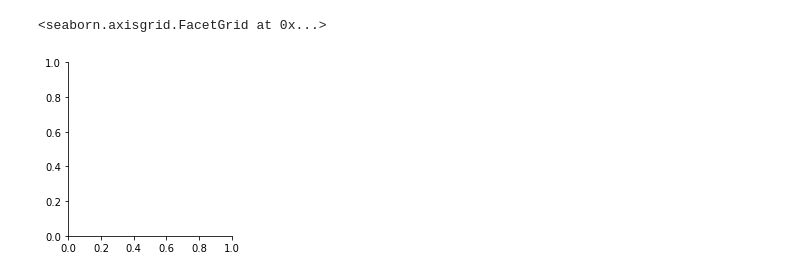
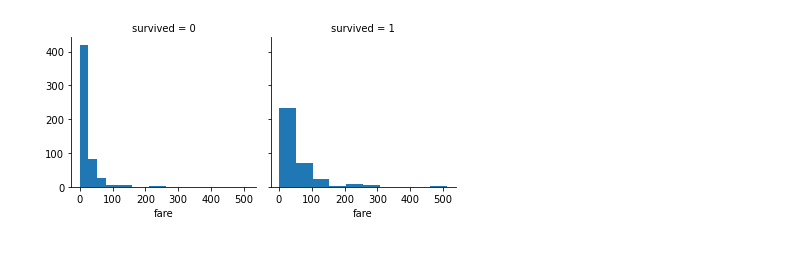
Before and after one commit to 410156/ML100Days, a Jupyter notebook: homework/Day_0021_HW.ipynb, the cells around one changed output. Saved outputs shown, nothing was run; the diff lists cells and outputs as text; code cells hidden in the pictures.

```diff
--- a/homework/Day_0021_HW.ipynb
+++ b/homework/Day_0021_HW.ipynb
@@ -10,6 +30,6 @@ plt.show()
 # %%
-g=sns.FacetGrid(data=df)
-g.map(sns.scatterplot)
+g = sns.FacetGrid(df, col = "survived")
+g.map(plt.hist,"fare")
+plt.show()
 # %% [output]
-<seaborn.axisgrid.FacetGrid at 0x...>
-[figure, old version]
+[figure, new version]
```
Also changed, not shown: parts of 8 cells of this notebook.
